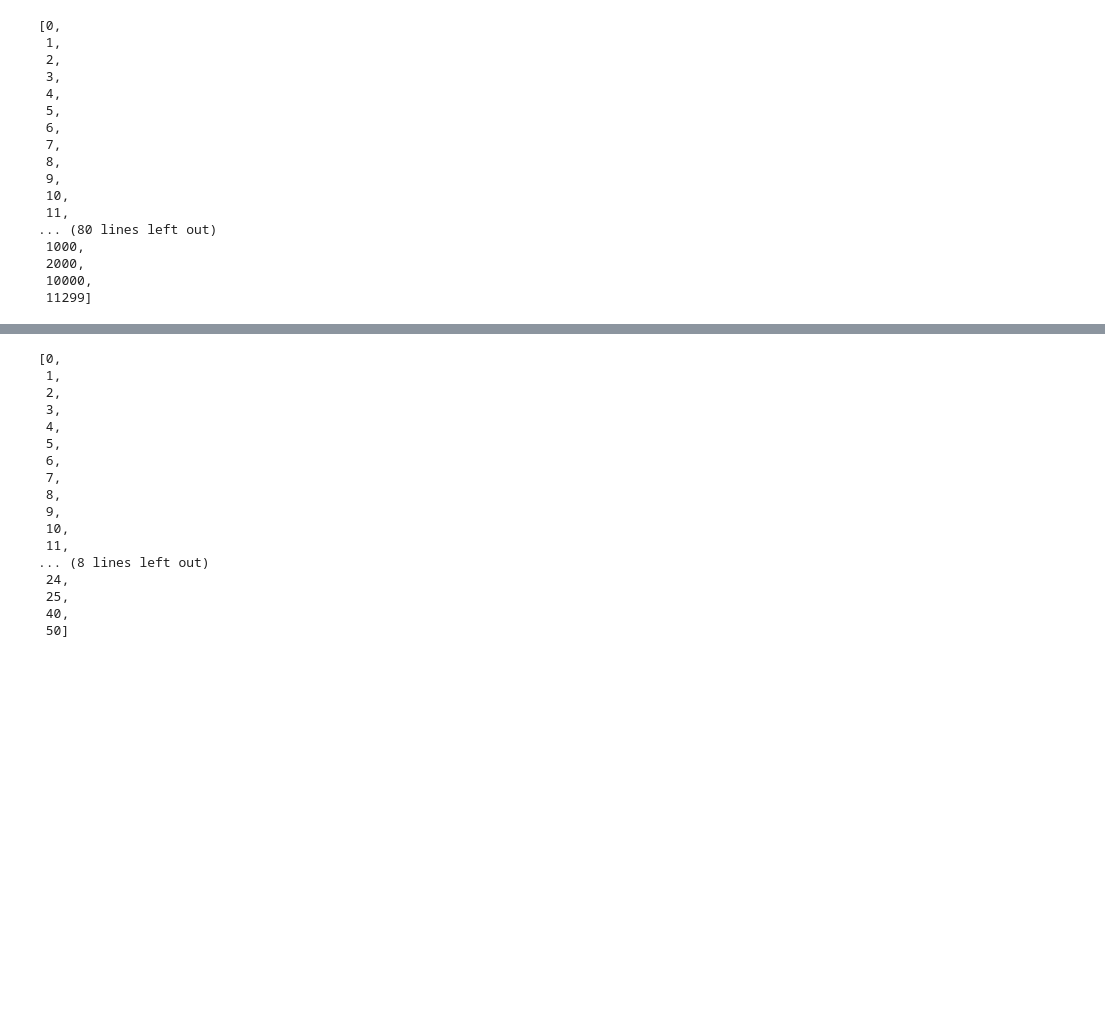
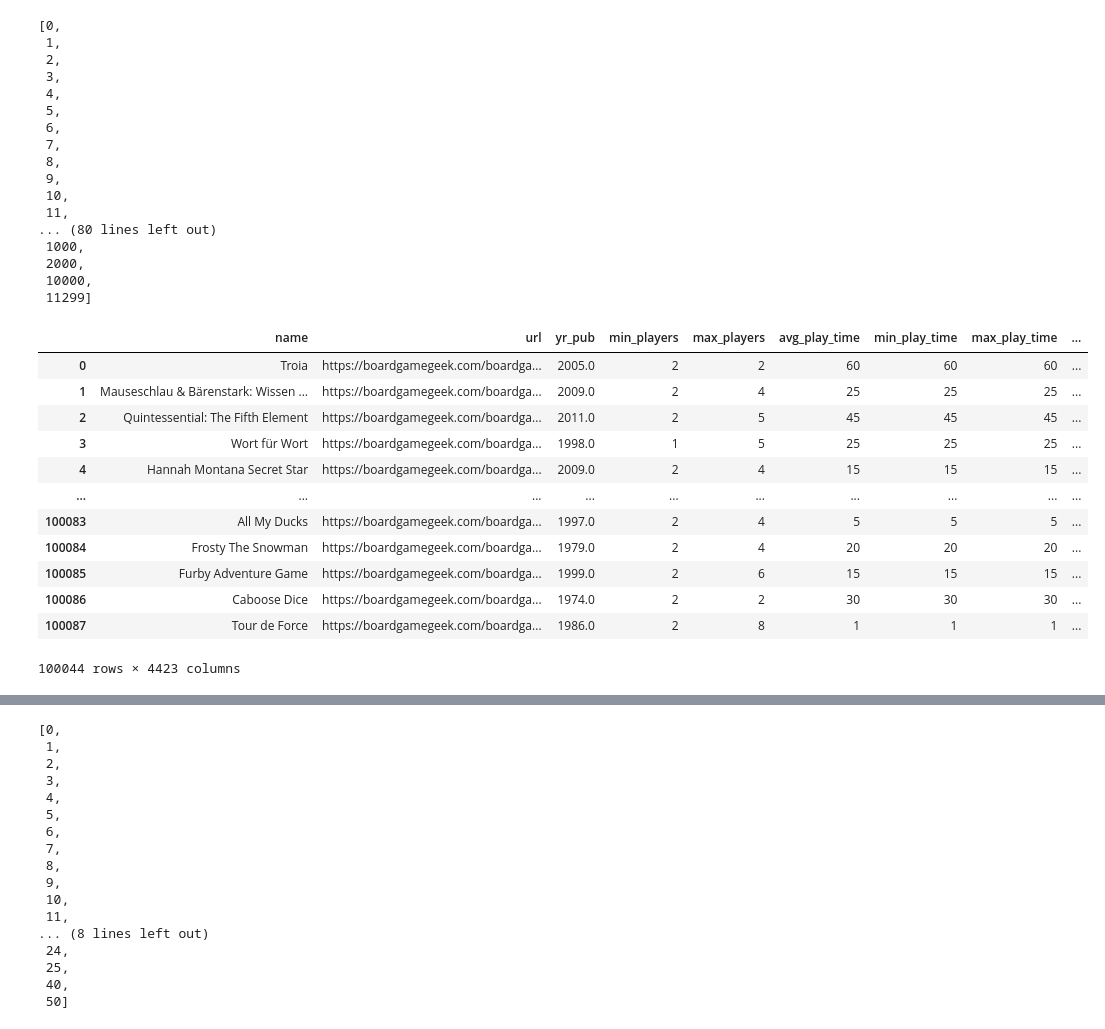
Before and after one commit to cttlc2u/proj5_boardgamerec, a Jupyter notebook: Recommendation.ipynb, the cells around one changed output, grey strips where cells are left out. Drawn from its saved outputs; the diff is of its cells as text; code cells hidden in the pictures; blank space fills up the shorter version.

```diff
--- a/Recommendation.ipynb
+++ b/Recommendation.ipynb
@@ -111,4 +135,20 @@ sorted(df['max_players'].unique())
  2000,
  10000,
  11299]
+# %%
+df[df['max_players']<=150]
+# %% [output]
+|  | name | url | yr_pub | min_players | max_players | avg_play_time | min_play_time | max_play_time | ... |
+| 0 | Troia | https://boardgamegeek.com/boardga... | 2005.0 | 2 | 2 | 60 | 60 | 60 | ... |
+| 1 | Mauseschlau & Bärenstark: Wissen ... | https://boardgamegeek.com/boardga... | 2009.0 | 2 | 4 | 25 | 25 | 25 | ... |
+| 2 | Quintessential: The Fifth Element | https://boardgamegeek.com/boardga... | 2011.0 | 2 | 5 | 45 | 45 | 45 | ... |
+| 3 | Wort für Wort | https://boardgamegeek.com/boardga... | 1998.0 | 1 | 5 | 25 | 25 | 25 | ... |
+| 4 | Hannah Montana Secret Star | https://boardgamegeek.com/boardga... | 2009.0 | 2 | 4 | 15 | 15 | 15 | ... |
+| ... | ... | ... | ... | ... | ... | ... | ... | ... | ... |
+| 100083 | All My Ducks | https://boardgamegeek.com/boardga... | 1997.0 | 2 | 4 | 5 | 5 | 5 | ... |
+| 100084 | Frosty The Snowman | https://boardgamegeek.com/boardga... | 1979.0 | 2 | 4 | 20 | 20 | 20 | ... |
+| 100085 | Furby Adventure Game | https://boardgamegeek.com/boardga... | 1999.0 | 2 | 6 | 15 | 15 | 15 | ... |
+| 100086 | Caboose Dice | https://boardgamegeek.com/boardga... | 1974.0 | 2 | 2 | 30 | 30 | 30 | ... |
+| 100087 | Tour de Force | https://boardgamegeek.com/boardga... | 1986.0 | 2 | 8 | 1 | 1 | 1 | ... |
+100044 rows × 4423 columns
 # %%
```
Also changed, not shown: parts of 32 cells of this notebook, 3 other files.
